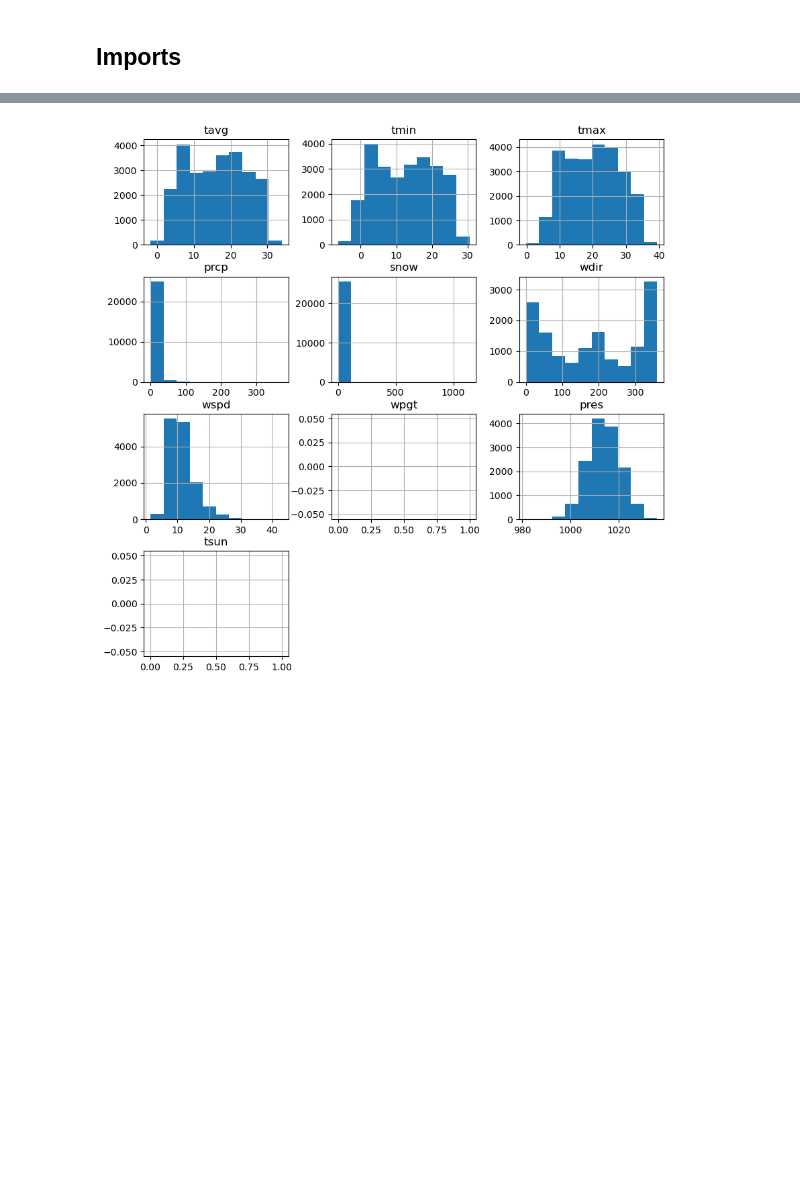
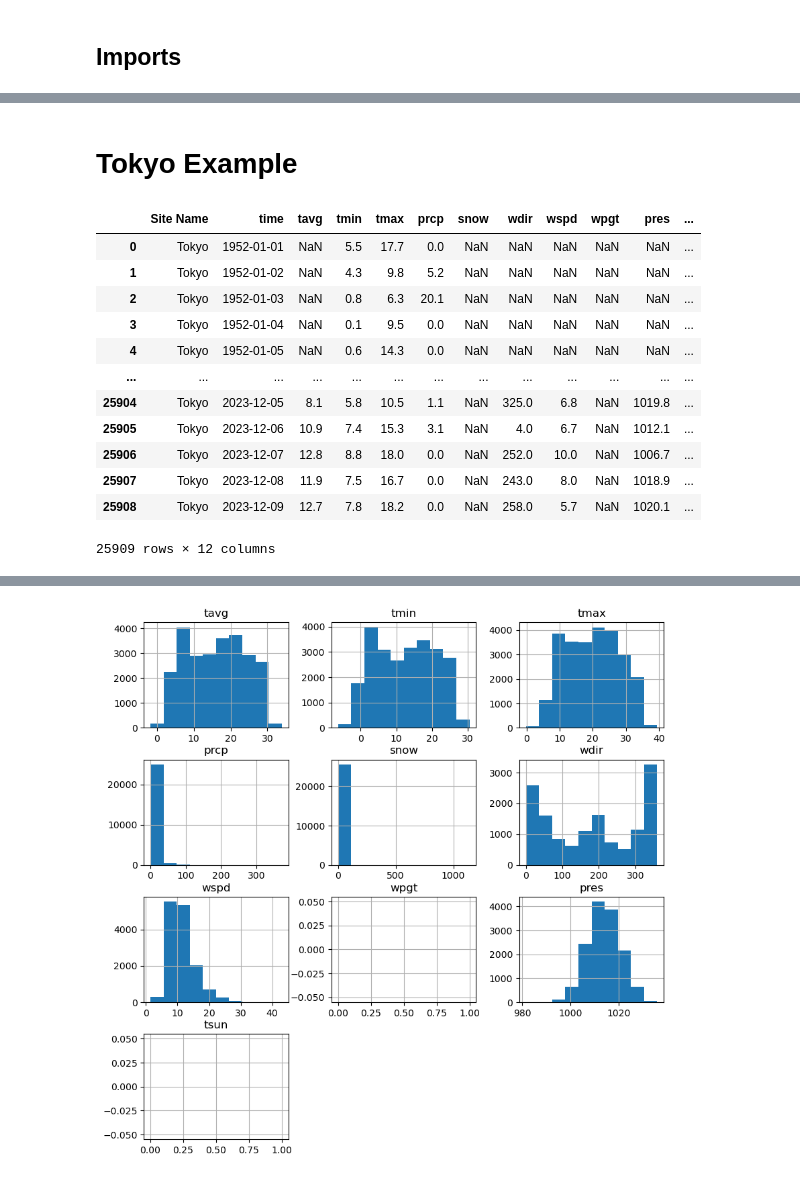
Before and after one commit to alice-gottlieb/princess-sakura, a Jupyter notebook: princess-sakura-main.ipynb, the cells around one changed output, grey strips where cells are left out. Saved outputs shown, nothing was run; the diff lists cells and outputs as text; code cells hidden in the pictures; blank space fills up the shorter version.

```diff
--- a/princess-sakura-main.ipynb
+++ b/princess-sakura-main.ipynb
@@ -86,8 +135,24 @@ first_blooms = first_blooms.reindex(
 )
 # %%
 first_blooms.to_csv("data/kaggle-cherry-blossom/sakura_first_bloom_dates_with_lat_long.csv", index=False)
+# %% [markdown]
+# Tokyo Example #
 # %%
-tokyo_daily = find_weather_data("Tokyo", datetime(1952, 1, 1), datetime(2023, 12, 9))
+tokyo_daily = find_weather_data("Tokyo", get_lat_long("Tokyo, Japan")[0], get_lat_long("Tokyo, Japan")[1], datetime(1952, 1, 1), datetime(2023, 12, 9))
+# %% [output]
+|  | Site Name | time | tavg | tmin | tmax | prcp | snow | wdir | wspd | wpgt | pres | ... |
+| 0 | Tokyo | 1952-01-01 | NaN | 5.5 | 17.7 | 0.0 | NaN | NaN | NaN | NaN | NaN | ... |
+| 1 | Tokyo | 1952-01-02 | NaN | 4.3 | 9.8 | 5.2 | NaN | NaN | NaN | NaN | NaN | ... |
+| 2 | Tokyo | 1952-01-03 | NaN | 0.8 | 6.3 | 20.1 | NaN | NaN | NaN | NaN | NaN | ... |
+| 3 | Tokyo | 1952-01-04 | NaN | 0.1 | 9.5 | 0.0 | NaN | NaN | NaN | NaN | NaN | ... |
+| 4 | Tokyo | 1952-01-05 | NaN | 0.6 | 14.3 | 0.0 | NaN | NaN | NaN | NaN | NaN | ... |
+| ... | ... | ... | ... | ... | ... | ... | ... | ... | ... | ... | ... | ... |
+| 25904 | Tokyo | 2023-12-05 | 8.1 | 5.8 | 10.5 | 1.1 | NaN | 325.0 | 6.8 | NaN | 1019.8 | ... |
+| 25905 | Tokyo | 2023-12-06 | 10.9 | 7.4 | 15.3 | 3.1 | NaN | 4.0 | 6.7 | NaN | 1012.1 | ... |
+| 25906 | Tokyo | 2023-12-07 | 12.8 | 8.8 | 18.0 | 0.0 | NaN | 252.0 | 10.0 | NaN | 1006.7 | ... |
+| 25907 | Tokyo | 2023-12-08 | 11.9 | 7.5 | 16.7 | 0.0 | NaN | 243.0 | 8.0 | NaN | 1018.9 | ... |
+| 25908 | Tokyo | 2023-12-09 | 12.7 | 7.8 | 18.2 | 0.0 | NaN | 258.0 | 5.7 | NaN | 1020.1 | ... |
+25909 rows × 12 columns
 # %%
 tokyo_daily
 # %% [output]
```
Also changed, not shown: parts of 8 cells of this notebook.
